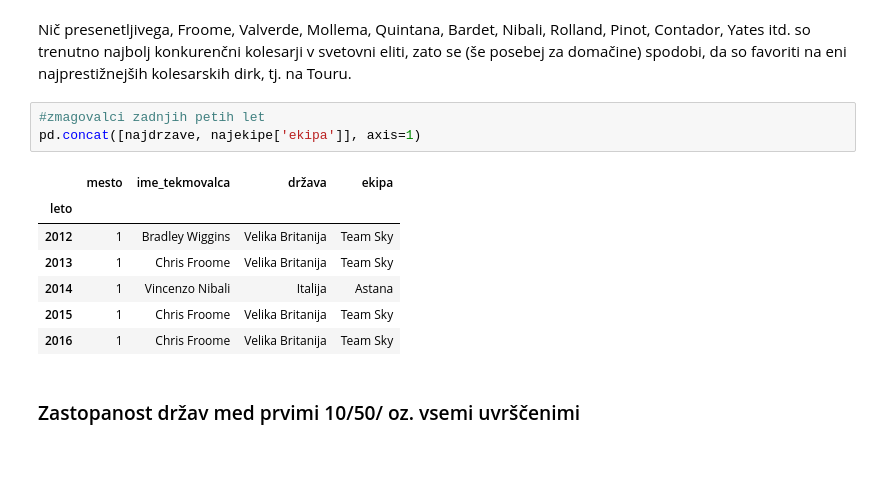
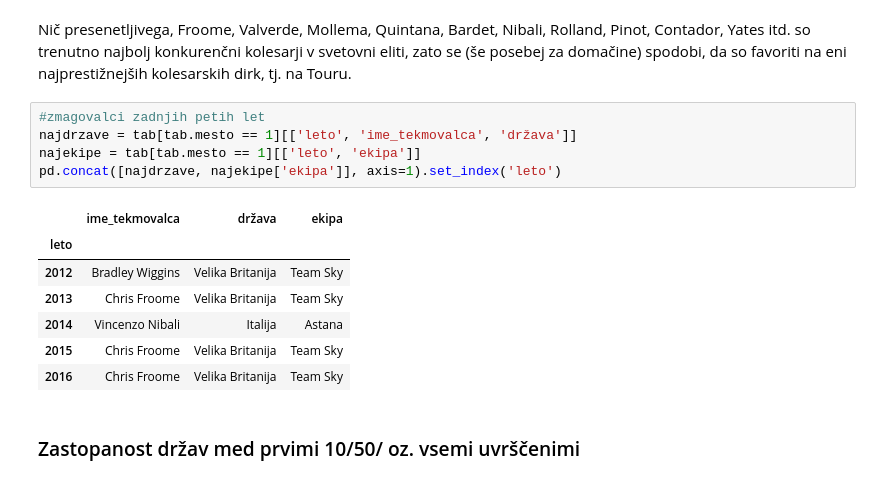
Before and after one commit to aeTS/Projekt-PRO1, a Jupyter notebook: Projekt_analiza_Tour.ipynb, the cells around one changed output. Drawn from its saved outputs; the diff is of its cells as text.

```diff
--- a/Projekt_analiza_Tour.ipynb
+++ b/Projekt_analiza_Tour.ipynb
@@ -89,15 +85,17 @@ najbolj konkurenčni kolesarji v svetovni eliti, zato se (še posebej za domači
 najprestižnejših kolesarskih dirk, tj. na Touru.
 # %%
 #zmagovalci zadnjih petih let
-pd.concat([najdrzave, najekipe['ekipa']], axis=1)
+najdrzave = tab[tab.mesto == 1][['leto', 'ime_tekmovalca', 'država']]
+najekipe = tab[tab.mesto == 1][['leto', 'ekipa']]
+pd.concat([najdrzave, najekipe['ekipa']], axis=1).set_index('leto')
 # %% [output]
-|  | mesto | ime_tekmovalca | država | ekipa |
-| leto |  |  |  |  |
-| 2012 | 1 | Bradley Wiggins | Velika Britanija | Team Sky |
-| 2013 | 1 | Chris Froome | Velika Britanija | Team Sky |
-| 2014 | 1 | Vincenzo Nibali | Italija | Astana |
-| 2015 | 1 | Chris Froome | Velika Britanija | Team Sky |
-| 2016 | 1 | Chris Froome | Velika Britanija | Team Sky |
+|  | ime_tekmovalca | država | ekipa |
+| leto |  |  |  |
+| 2012 | Bradley Wiggins | Velika Britanija | Team Sky |
+| 2013 | Chris Froome | Velika Britanija | Team Sky |
+| 2014 | Vincenzo Nibali | Italija | Astana |
+| 2015 | Chris Froome | Velika Britanija | Team Sky |
+| 2016 | Chris Froome | Velika Britanija | Team Sky |
 # %% [markdown]
 ### Zastopanost držav med prvimi 10/50/ oz. vsemi uvrščenimi
 # %% [markdown]
```
Also changed, not shown: parts of 28 cells of this notebook.
